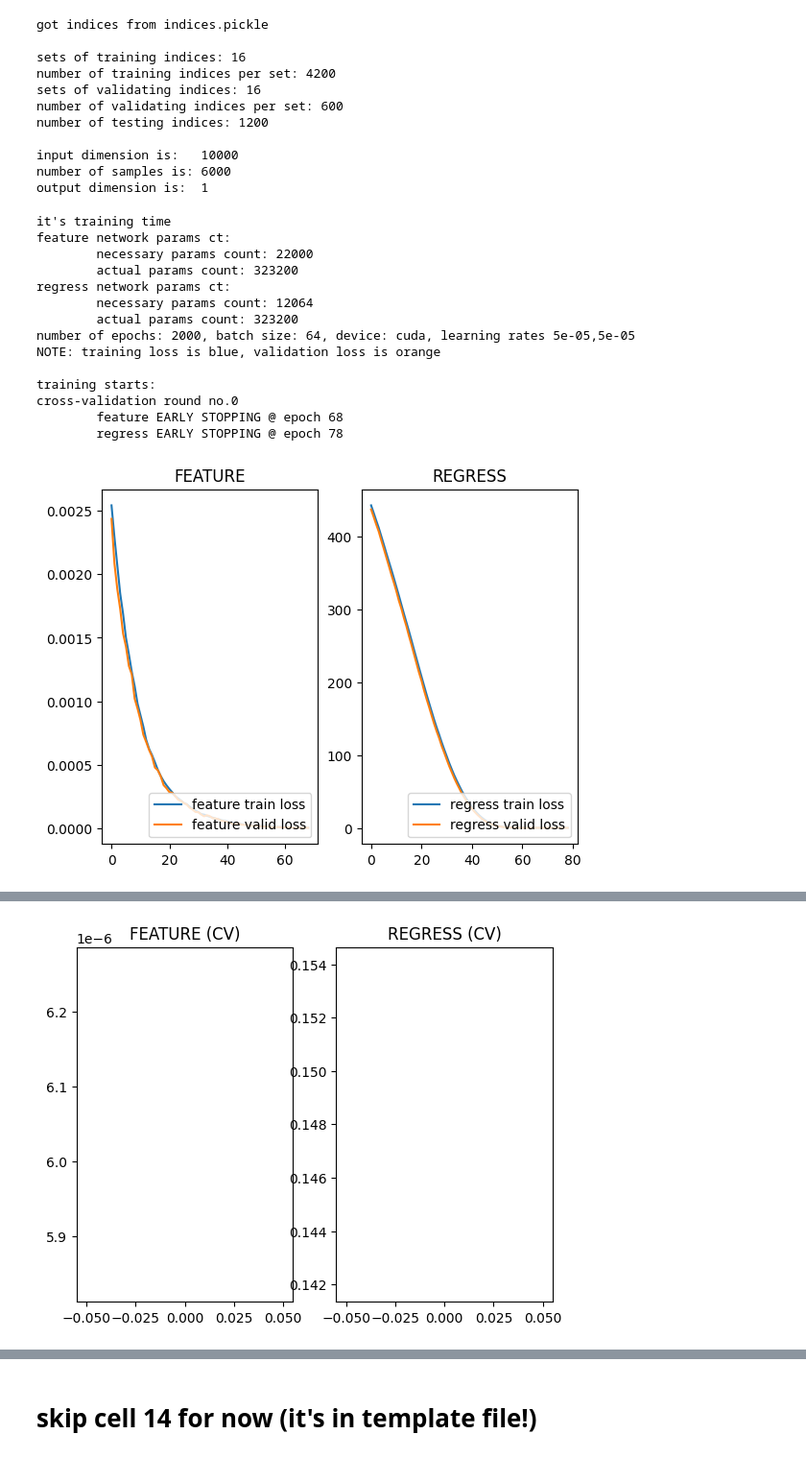
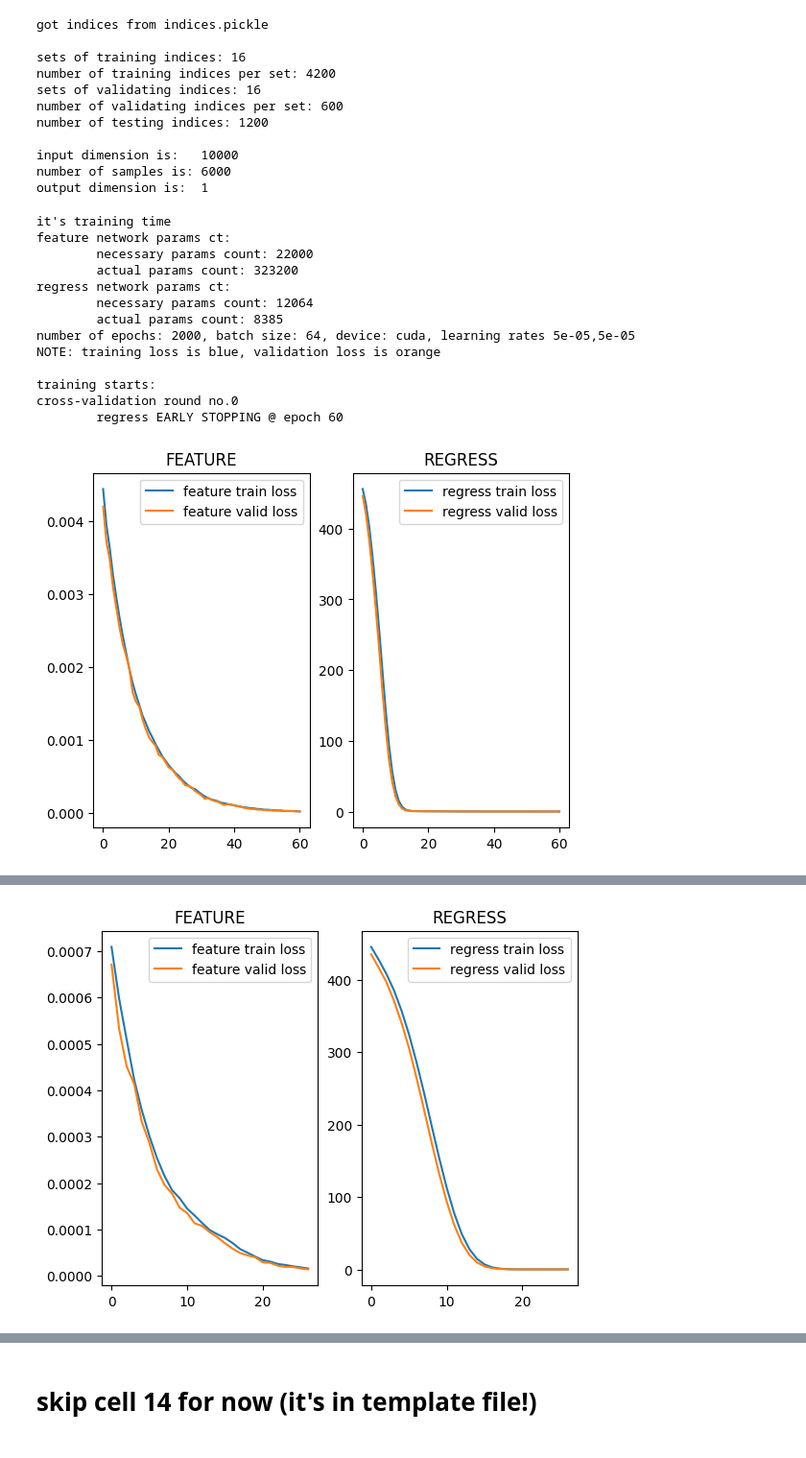
Before and after one commit to JasonLiu2024/Meta-Learning, a Jupyter notebook: CV_siamese_v1.ipynb, the cells around one changed output, grey strips where cells are left out. Shown at 96% size. Cells and saved outputs as stored; diff of their text form; code cells hidden in the pictures.

```diff
--- a/CV_siamese_v1.ipynb
+++ b/CV_siamese_v1.ipynb
@@ -105,10 +103,15 @@ class RegressionModel(torch.nn.Module):
         self.relu  = nn.ReLU()
         self.feature_dim = feature_dimension
         self.output_dim = output_dimension
+        self.intermediate_dim = feature_dimension
         self.sequential = torch.nn.Sequential(
-            torch.nn.Linear(input_dim, self.feature_dim),
+            torch.nn.Linear(input_dim, self.intermediate_dim),
             self.relu,
-            torch.nn.Linear(self.feature_dim, self.output_dim)
+            torch.nn.Linear(self.intermediate_dim, self.intermediate_dim),
+            self.relu,
+            # torch.nn.Linear(self.intermediate_dim, self.intermediate_dim),
+            # self.relu,
+            torch.nn.Linear(self.intermediate_dim, self.output_dim)
         )
         self.device = device
         self.to(device)
@@ -207,11 +209,11 @@ from sklearn import preprocessing
 class SiameseDataset(torch.utils.data.TensorDataset):
     def __init__(self, X, y):
         # X is already normalized
-        self.y = y
-        self.y_normalize = torch.Tensor(
+        self.y_raw = y
+        self.y = torch.Tensor(
             preprocessing.normalize(np.copy(y), axis=0)).to(device)
         self.X = torch.Tensor(
-            preprocessing.normalize(np.copy(X), axis=0)).to(device)
+            preprocessing.normalize(np.copy(X), axis=1)).to(device)
         self.indices = range(len(y))
     def __len__(self):
         return len(self.y)
@@ -219,12 +221,12 @@ class SiameseDataset(torch.utils.data.TensorDataset):
         input_1_id = index
         input_1 = self.X[input_1_id]
         label_1 = self.y[input_1_id]
-        label_1_normalize = self.y_normalize[input_1_id]
+        label_1_raw = self.y_raw[input_1_id]
         input_2_id = random.choice(self.indices)
         input_2 = self.X[input_2_id]
         label_2 = self.y[input_2_id]
-        label_2_normalize = self.y_normalize[input_2_id]
-        return input_1, input_2, label_1, label_2, label_1_normalize, label_2_normalize
+        label_2_raw = self.y_raw[input_2_id]
+        return input_1, input_2, label_1, label_2, label_1_raw, label_2_raw
 # %%
 import torch.nn.functional as F
 class FeatureLoss(torch.nn.Module):
@@ -467,7 +475,7 @@ feature_total_params = sum(p.numel() for p in feature_mdl.parameters())
 print(f"\tactual params count: {feature_total_params}")
 print("regress network params ct:")
 print(f"\tnecessary params count: {2 * number_of_samples + feature_dimension}")
-regress_total_params = sum(p.numel() for p in feature_mdl.parameters())
+regress_total_params = sum(p.numel() for p in regress_mdl.parameters())
 print(f"\tactual params count: {regress_total_params}")
 
 
@@ -510,20 +518,25 @@ for cross_validation_round, (train, validate) in enumerate(zip(train_indices, va
     saver(current_loss=feature_valid_loss + regress_valid_loss, round=cross_validation_round)
     print(f"\tminimum feature train loss:      {feature_train_loss}")
     print(f"\tminimum feature valid loss:      {feature_valid_loss}")
+    print(f"\t\tfeature val/train: {feature_valid_loss/feature_train_loss}")
     print(f"\tminimum regress train loss:      {regress_train_loss}")
     print(f"\tminimum regress valid loss:      {regress_valid_loss}")
+    print(f"\t\tregress val/train: {regress_valid_loss/regress_train_loss}")
     print("\ttime: " + datetime.now().strftime("%Y-%m-%d %H:%M:%S"))
+    if cross_validation_round == 1:
+        break
 
-    break
 print()
 print("training and validation loss, across cross-validation rounds")
 plt.subplot(1, 2, 1)
 plt.plot(feature_train_losses)
 plt.plot(feature_valid_losses)
+plt.legend(["feature train loss", "feature valid loss"], loc ="upper right")
 plt.title("FEATURE (CV)")
 plt.subplot(1, 2, 2)
 plt.plot(regress_train_losses)
 plt.plot(regress_valid_losses)
+plt.legend(["regress train loss", "regress valid loss"], loc ="upper right")
 plt.title("REGRESS (CV)")
 plt.show()
 
@@ -538,12 +551,11 @@ feature network params ct:
         actual params count: 323200
 regress network params ct:
         necessary params count: 12064
-        actual params count: 323200
+        actual params count: 8385
 number of epochs: 2000, batch size: 64, device: cuda, learning rates 5e-05,5e-05
 NOTE: training loss is blue, validation loss is orange
 
 training starts:
 cross-validation round no.0
-        feature EARLY STOPPING @ epoch 68
-        regress EARLY STOPPING @ epoch 78
+        regress EARLY STOPPING @ epoch 60
-[figure, old version]
+[figure, new version]
@@ -557 +571 @@ training and validation loss, across cross-validation rounds
-[figure, old version]
+[figure, new version]
```
Also changed, not shown: parts of 8 cells of this notebook, 10 other files.
